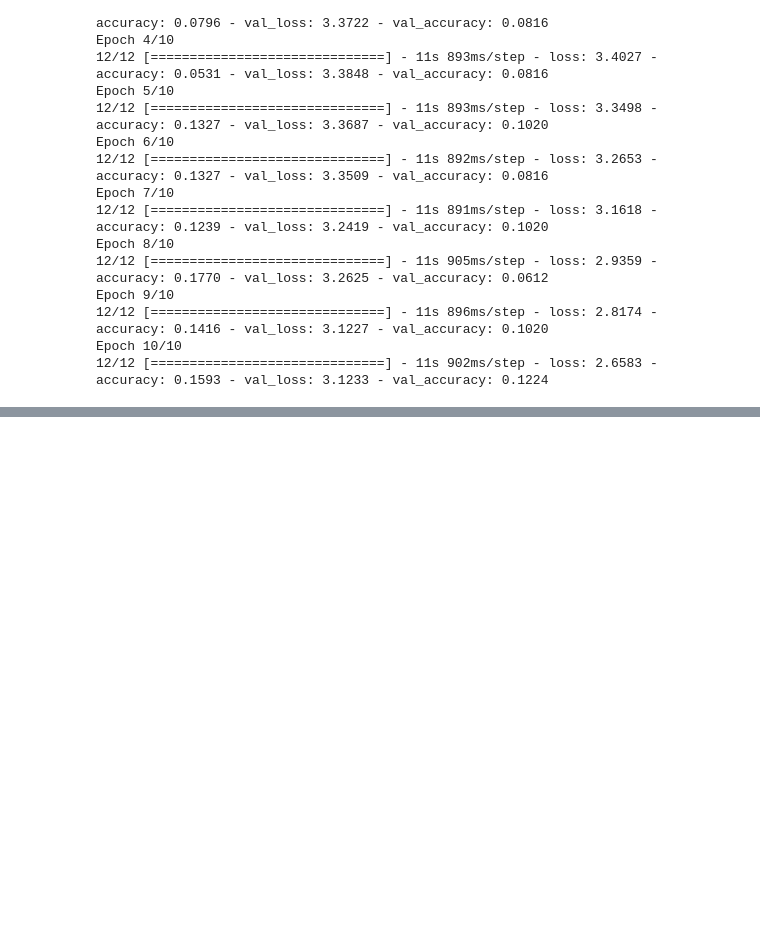
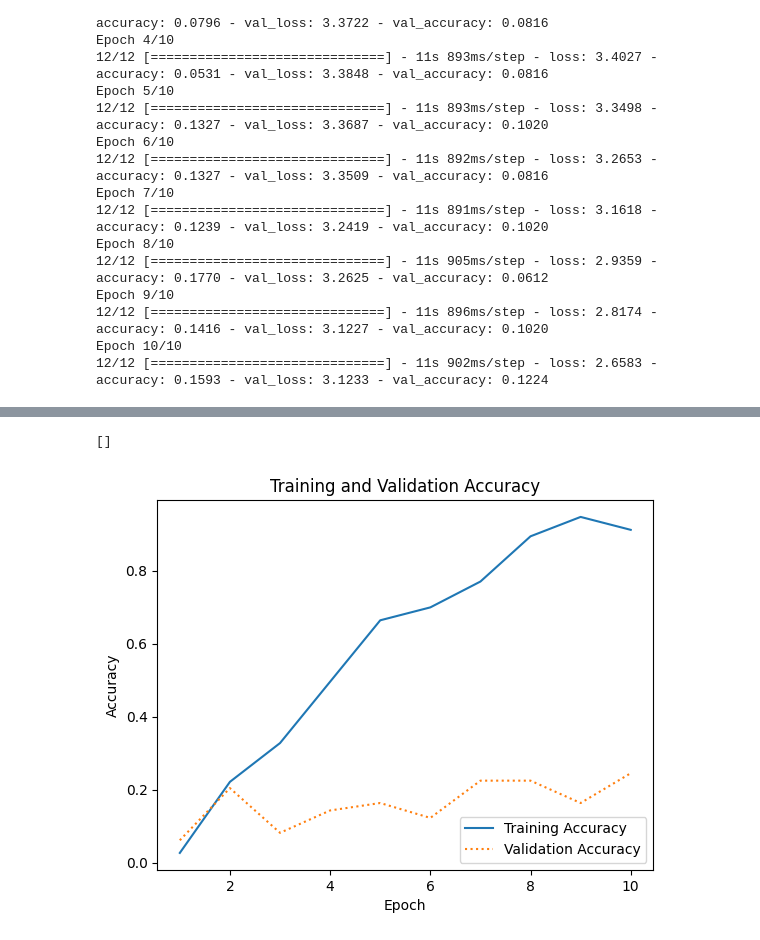
Before and after one commit to derSchmetterling/chord_recognition, a Jupyter notebook: keras_cnn.ipynb, the cells around one changed output, grey strips where cells are left out. Drawn from its saved outputs; the diff is of its cells as text; code cells hidden in the pictures; blank space fills up the shorter version.

Commit message:
adds mobilenet

```diff
--- a/keras_cnn.ipynb
+++ b/keras_cnn.ipynb
@@ -143,0 +141,11 @@ plt.plot()
+# %%
+from tensorflow.keras.applications import MobileNetV2
+from tensorflow.keras.applications.mobilenet import preprocess_input
+
+base_model = MobileNetV2(weights='imagenet', include_top=False, input_shape=(224, 224, 3))
+
+x_train_norm = preprocess_input(np.array(x_train))
+x_test_norm = preprocess_input(np.array(x_test))
+
+train_features = base_model.predict(x_train_norm)
+test_features = base_model.predict(x_test_norm)
@@ -143,0 +155,10 @@ plt.plot()
+# %%
+
+
+model = Sequential()
+model.add(Flatten(input_shape=train_features.shape[1:]))
+model.add(Dense(1024, activation='relu'))
+model.add(Dense(34, activation='softmax'))
+model.compile(optimizer='adam', loss='categorical_crossentropy', metrics=['accuracy'])
+# %%
+hist = model.fit(train_features, y_train_encoded, validation_data=(test_features, y_test_encoded), batch_size=10, epochs=10)
@@ -143,0 +186,15 @@ plt.plot()
+# %%
+acc = hist.history['accuracy']
+val_acc = hist.history['val_accuracy']
+epochs = range(1, len(acc) + 1)
+
+plt.plot(epochs, acc, '-', label='Training Accuracy')
+plt.plot(epochs, val_acc, ':', label='Validation Accuracy')
+plt.title('Training and Validation Accuracy')
+plt.xlabel('Epoch')
+plt.ylabel('Accuracy')
+plt.legend(loc='lower right')
+plt.plot()
+# %% [output]
+[]
+[figure, added]
```
Also changed, not shown: parts of 6 cells of this notebook.
